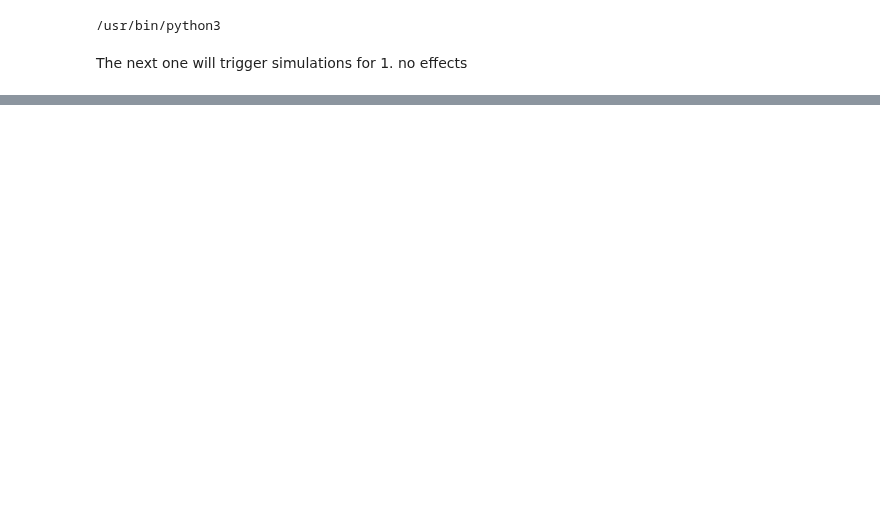
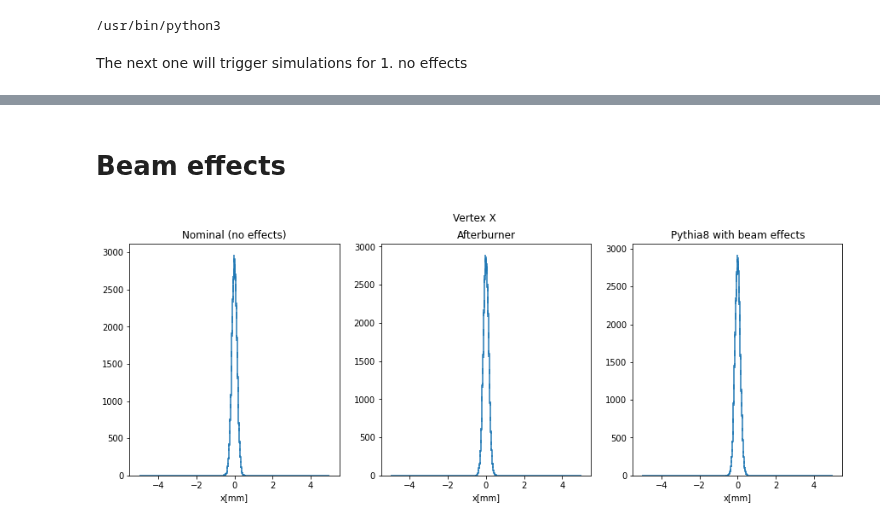
Before and after one commit to eic/afterburner, a Jupyter notebook: python/comparison.ipynb, the cells around one changed output, grey strips where cells are left out. Saved outputs shown, nothing was run; the diff lists cells and outputs as text; code cells hidden in the pictures; blank space fills up the shorter version.

Commit message:
vertex comparison

```diff
--- a/python/comparison.ipynb
+++ b/python/comparison.ipynb
@@ -172,0 +175,6 @@ compare_2d_plots('partPhiVsEta', 'Phi vs Eta comparison', 'Eta', 'Phi')
+# %% [markdown]
+# Beam effects
+# %%
+compare_1d("vtxX", "Vertex X", "x[mm]", "")
+# %% [output]
+[figure, added]
```
Also changed, not shown: parts of 16 cells of this notebook, 3 other files.
